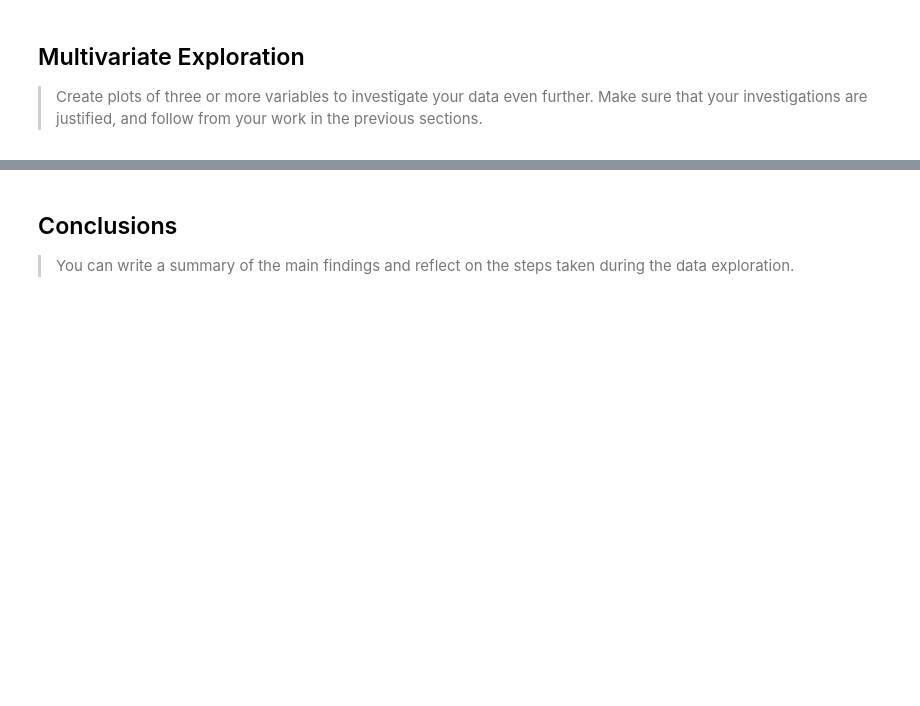
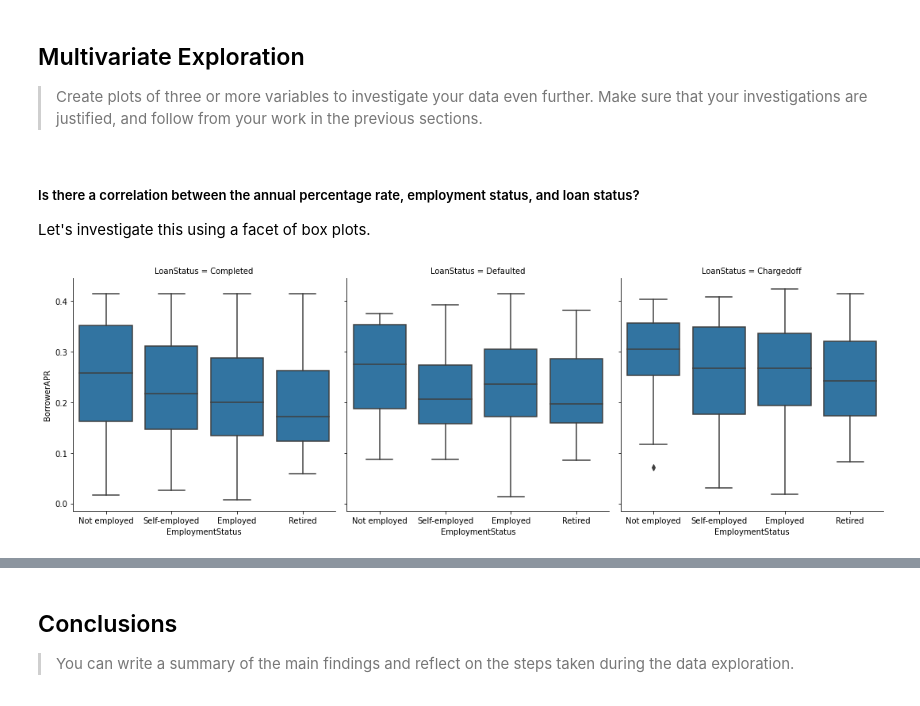
Before and after one commit to cnikoro/prosper_loan_eda, a Jupyter notebook: Part_I_exploration_template.ipynb, the cells around one changed output, grey strips where cells are left out. Drawn from its saved outputs; the diff is of its cells as text; code cells hidden in the pictures; blank space fills up the shorter version.

```diff
--- a/Part_I_exploration_template.ipynb
+++ b/Part_I_exploration_template.ipynb
@@ -858,3 +857,16 @@ dtype: int64
 > Create plots of three or more variables to investigate your data even
 further. Make sure that your investigations are justified, and follow from
 your work in the previous sections.
+# %% [markdown]
+##### Is there a correlation between the annual percentage rate, employment status, and loan status?
+
+Let's investigate this using a facet of box plots.
+# %%
+# facet grid of box plots to investigate
+# the correlation between APR, employment status
+# and loan status
+
+sns.catplot(data=loan_sub_data, x='EmploymentStatus', y='BorrowerAPR', col='LoanStatus',
+            kind='box', color=sns.color_palette()[0]);
+# %% [output]
+[figure, added]
```
Also changed, not shown: parts of 26 cells of this notebook.
